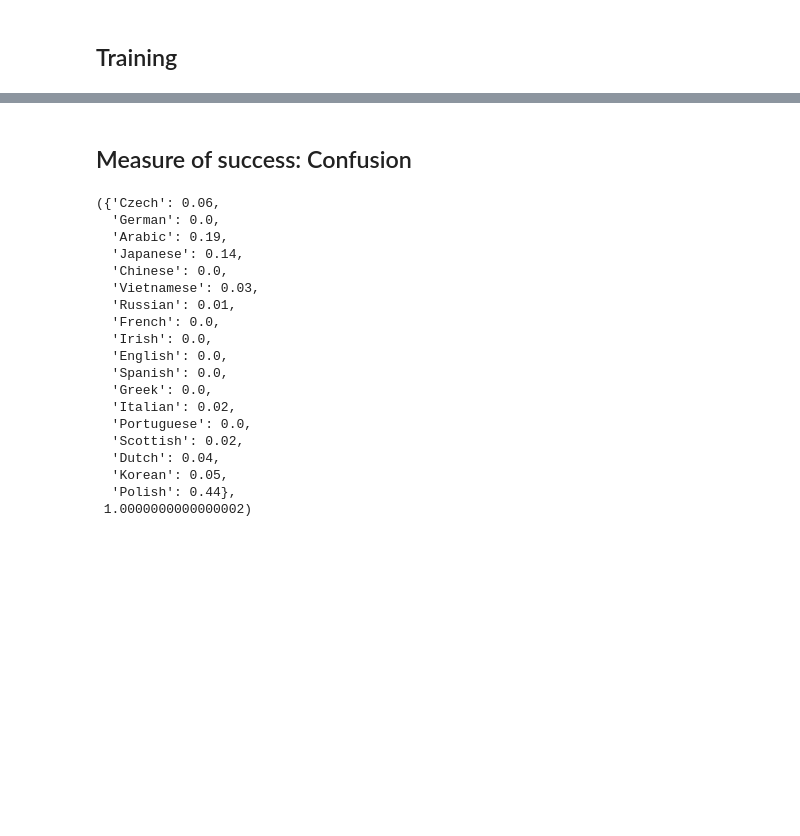
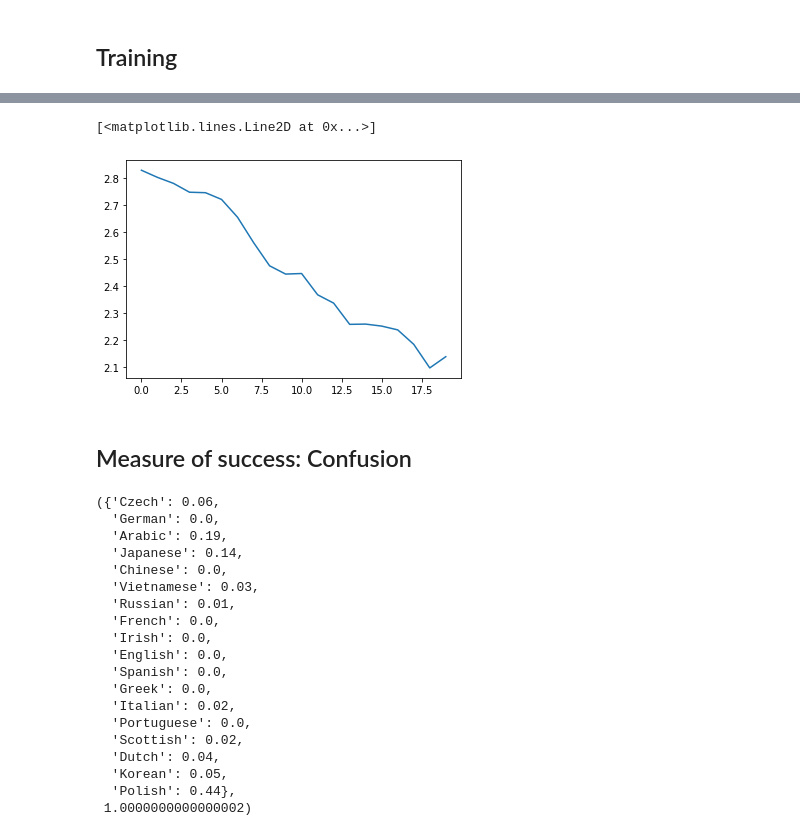
Before and after one commit to leobrowning92/char-rnn-workshop, a Jupyter notebook: char_rnn_clasifyer_master.ipynb, the cells around one changed output, grey strips where cells are left out. Drawn from its saved outputs; the diff is of its cells as text; code cells hidden in the pictures; blank space fills up the shorter version.

```diff
--- a/char_rnn_clasifyer_master.ipynb
+++ b/char_rnn_clasifyer_master.ipynb
@@ -337,3 +361,8 @@ iter = 10000  training time = 00:13.89(m:s) %done = 100  % loss = 2.1941
+# %%
+plt.plot(average_losses)
+# %% [output]
+[<matplotlib.lines.Line2D at 0x...>]
+[figure, added]
 # %% [markdown]
 ## Measure of success: Confusion
 # %%
```
Also changed, not shown: parts of 10 cells of this notebook.
